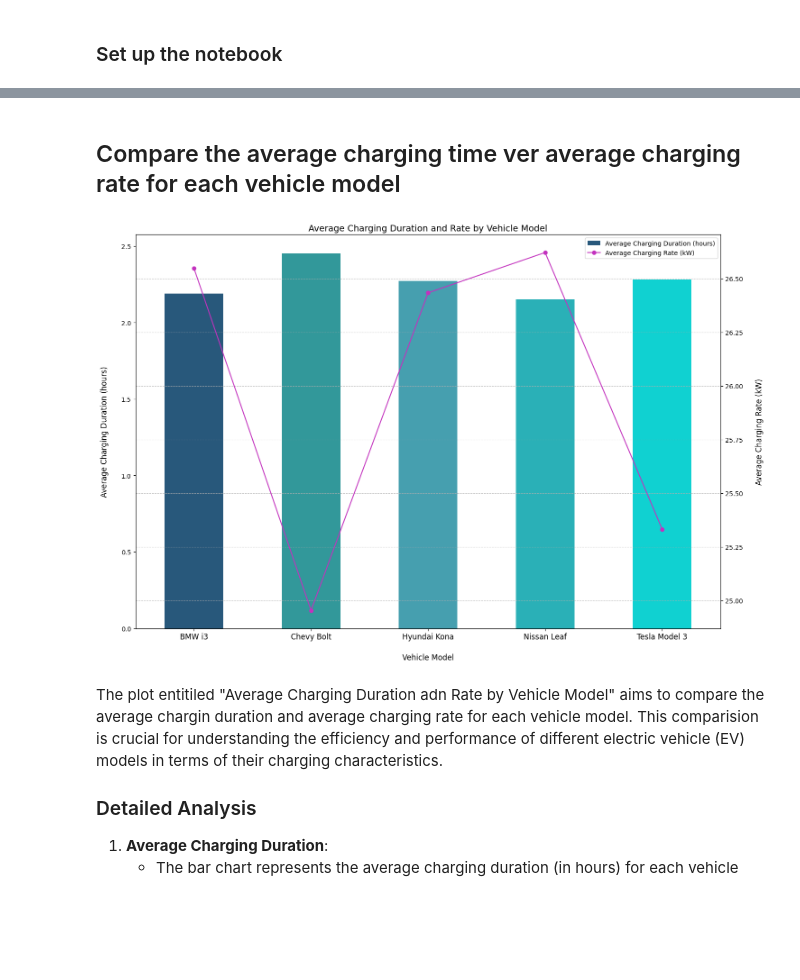
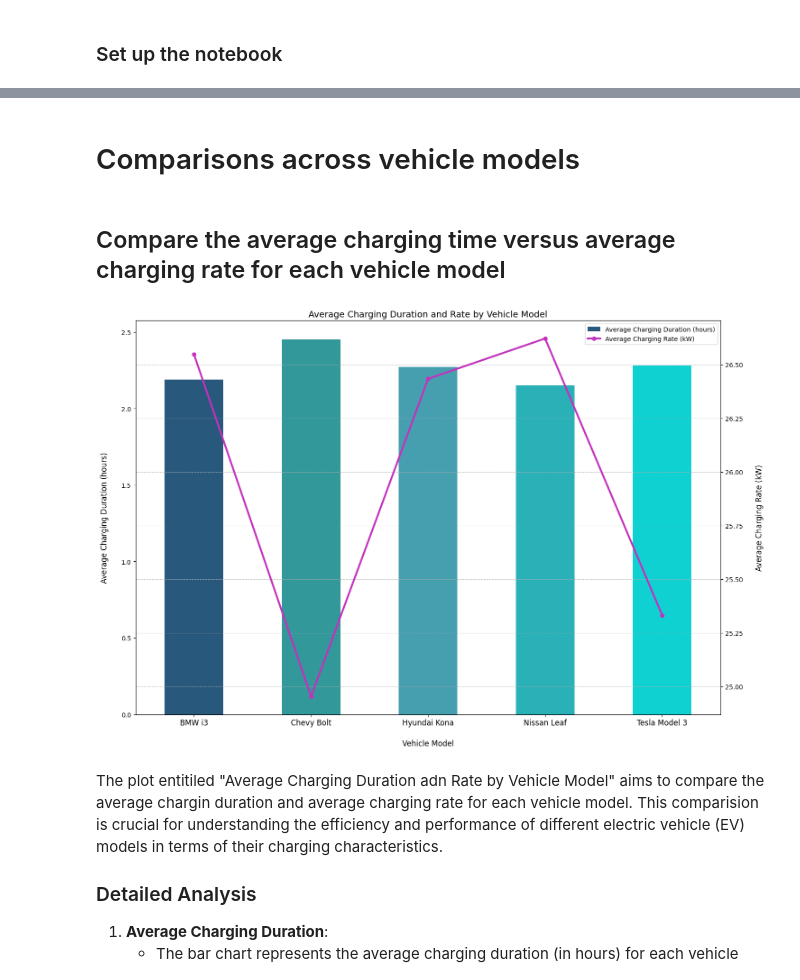
Before and after one commit to anhnguyen765/ev_charging_pattenrs_analysis, a Jupyter notebook: ev_charging_patterns.ipynb, the cells around one changed output, grey strips where cells are left out. Drawn from its saved outputs; the diff is of its cells as text; code cells hidden in the pictures; blank space fills up the shorter version.

```diff
--- a/ev_charging_patterns.ipynb
+++ b/ev_charging_patterns.ipynb
@@ -14,5 +56,7 @@ data = pd.read_csv(data_path, index_col='User ID')
+# %% [markdown]
+# Comparisons across vehicle models
 # %% [markdown]
-## Compare the average charging time ver average charging rate for each vehicle model
+## Compare the average charging time versus average charging rate for each vehicle model
 # %%
 # Define bar colors
 bar_colors = ['#28587B', '#32989A', '#469FAF', '#2AB0B7', '#10D1D1']
@@ -33,37 +77,38 @@ average_durations.plot(kind='bar',
 # Plot the second y-axis for the average charging rate
 ax2 = ax1.twinx() # Create a second y-axis that shares the same x-axis
 charging_rates.plot(kind='line',
+                    linewidth=3,
                     color='#C332BE',
                     ax=ax2,
                     marker='o',
                     label='Average Charging Rate (kW)')
 # Set the title and labels
 ax1.set_title('Average Charging Duration and Rate by Vehicle Model', fontsize=14)
 ax1.set_ylabel('Average Charging Duration (hours)', fontsize=12, labelpad=20)
 ax1.set_xlabel('Vehicle Model', fontsize=12, labelpad=20)
 
 # Set the tick labels for the x-axis
 ax1.set_xticks(range(len(average_durations)))
 ax1.set_xticklabels(average_durations.index, rotation=0, fontsize=12)
 
 # Set the labels for the y-axes
 ax2.set_ylabel('Average Charging Rate (kW)', fontsize=12, labelpad=20)
 
 # Add gridlines for the second y-axis
 ax2.grid(axis='y', linestyle='--', alpha=0.7)
 
 # Add a legend
 lines_1, labels_1 = ax1.get_legend_handles_labels()
 lines_2, labels_2 = ax2.get_legend_handles_labels()
 ax1.legend(lines_1 + lines_2,
            labels_1 + labels_2,
            loc='upper right', fontsize=10)
 
 # Show the plot
 plt.tight_layout()
 plt.show()
 # %% [output]
-[figure, old version]
+[figure, new version]
 # %% [markdown]
 The plot entitiled "Average Charging Duration adn Rate by Vehicle Model" aims to compare the average chargin duration and average charging rate for each vehicle model. This comparision is crucial for understanding the efficiency and performance of different electric vehicle (EV) models in terms of their charging characteristics.
 ### Detailed Analysis
```
Also changed, not shown: parts of 6 cells of this notebook.
